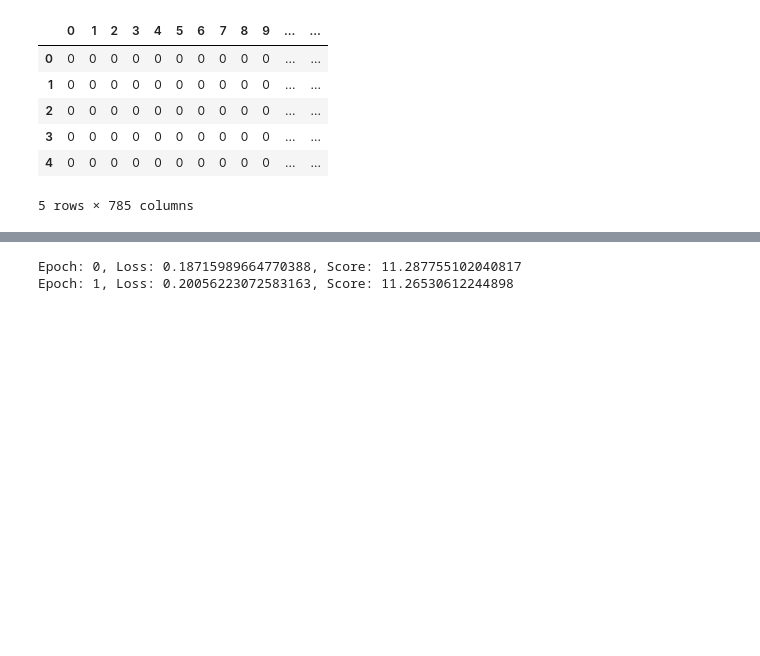
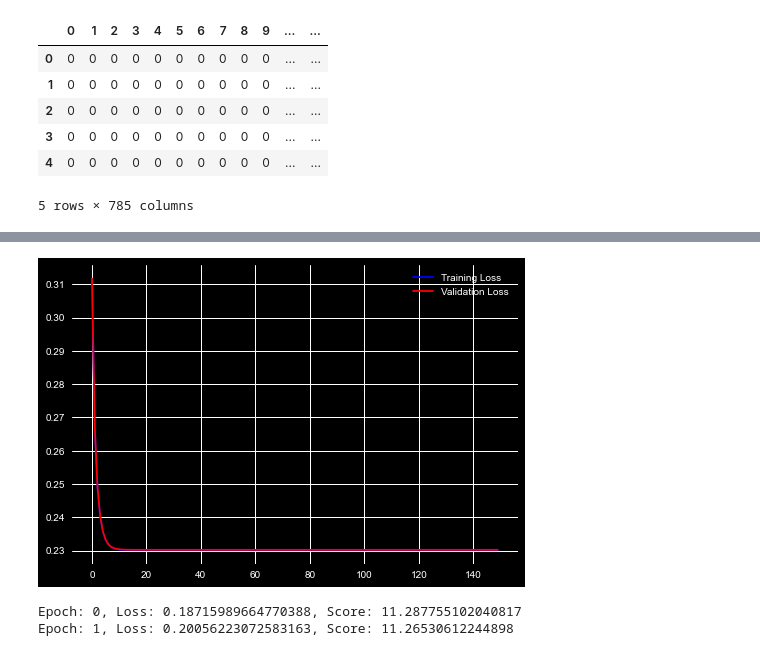
Before and after one commit to PritishWadhwa/ML-Assignments, a Jupyter notebook: Assignment2/neuralNetwork.ipynb, the cells around one changed output, grey strips where cells are left out. Saved outputs shown, nothing was run; the diff lists cells and outputs as text; code cells hidden in the pictures; blank space fills up the shorter version.

```diff
--- a/Assignment2/neuralNetwork.ipynb
+++ b/Assignment2/neuralNetwork.ipynb
@@ -26,7 +29,7 @@ class MyNeuralNetwork:
         self.weight_init = weight_init
         self.batch_size = batch_size
         self.num_epochs = num_epochs
-        # np.random.seed()
+        np.random.seed(0)
 
         model = {}
         if weight_init == "zero":
@@ -132,8 +135,8 @@ class MyNeuralNetwork:
         X: input
         return: output after applying the tanh function
         """
-        # return (np.exp(X)-np.exp(-X))/(np.exp(X)+np.exp(-X))
-        return np.tanh(X)
+        return (np.exp(X)-np.exp(-X))/(np.exp(X)+np.exp(-X))
+        # return np.tanh(X)
 
     def tanh_backward(self, X):
         """
@@ -272,12 +275,6 @@ class MyNeuralNetwork:
         """
         return -np.mean(y_oht * np.log(y_prob + 1e-8))
 
-    def crossEntropyLoss1(self, y, A):
-        n = len(y)
-        logp = - np.log(A[np.arange(n), y.argmax(axis=1)])
-        loss = np.sum(logp)/n
-        return loss
-
     def fit(self, X, y, validX=None, validY=None, logs=True):
         """
         Fit the model to the data
@@ -287,6 +284,8 @@ class MyNeuralNetwork:
         """
         train_losses = []
         valid_losses = []
+        train_accs = []
+        valid_accs = []
         classes = self.N_outputs
         batchSize = self.batch_size
         y_oht = self.oneHotEncoder(y, classes)
@@ -305,11 +304,15 @@ class MyNeuralNetwork:
                 y_valid = self.forward(validX)
                 valid_loss = self.crossEntropyLoss(y_oht_valid, y_valid)
                 valid_losses.append(valid_loss)
+                validAcc = self.score(validX, validY)
+                valid_accs.append(validAcc)
+            trainAcc = self.score(X, y)
+            train_accs.append(trainAcc)
             if logs:
-                print("Epoch: {}, Loss: {}, Score: {}".format(i, train_loss, self.score(X, y)))
+                print("Epoch: {}, Loss: {}, Score: {}".format(i, train_loss, trainAcc))
         if validX is not None and validY is not None:
-            return train_losses, valid_losses
-        return train_losses
+            return train_losses, valid_losses, train_accs, valid_accs
+        return train_losses, train_accs
 
     def predict_proba(self, X):
         """
@@ -466,3 +636,13 @@ model.saveWeights("Weights/Ques2/weights.npy")
+# %%
+plt.plot(trainLoss, label="Training Loss", color="blue")
+plt.plot(validLoss, label="Validation Loss", color="red")
+plt.legend()
+plt.xlabel("Epochs")
+plt.ylabel("Loss")
+plt.title("Loss vs Epochs")
+plt.show()
+# %% [output]
+[figure, added]
 # %%
 model2 = MyNeuralNetwork(N_inputs=784, N_outputs=10, N_layers=1, Layer_sizes=[
                         100], activation="sigmoid", learning_rate=0.01, weight_init="normal", num_epochs=2, batch_size=len(X)//20)
```
Also changed, not shown: parts of 22 cells of this notebook, 28 other files.
